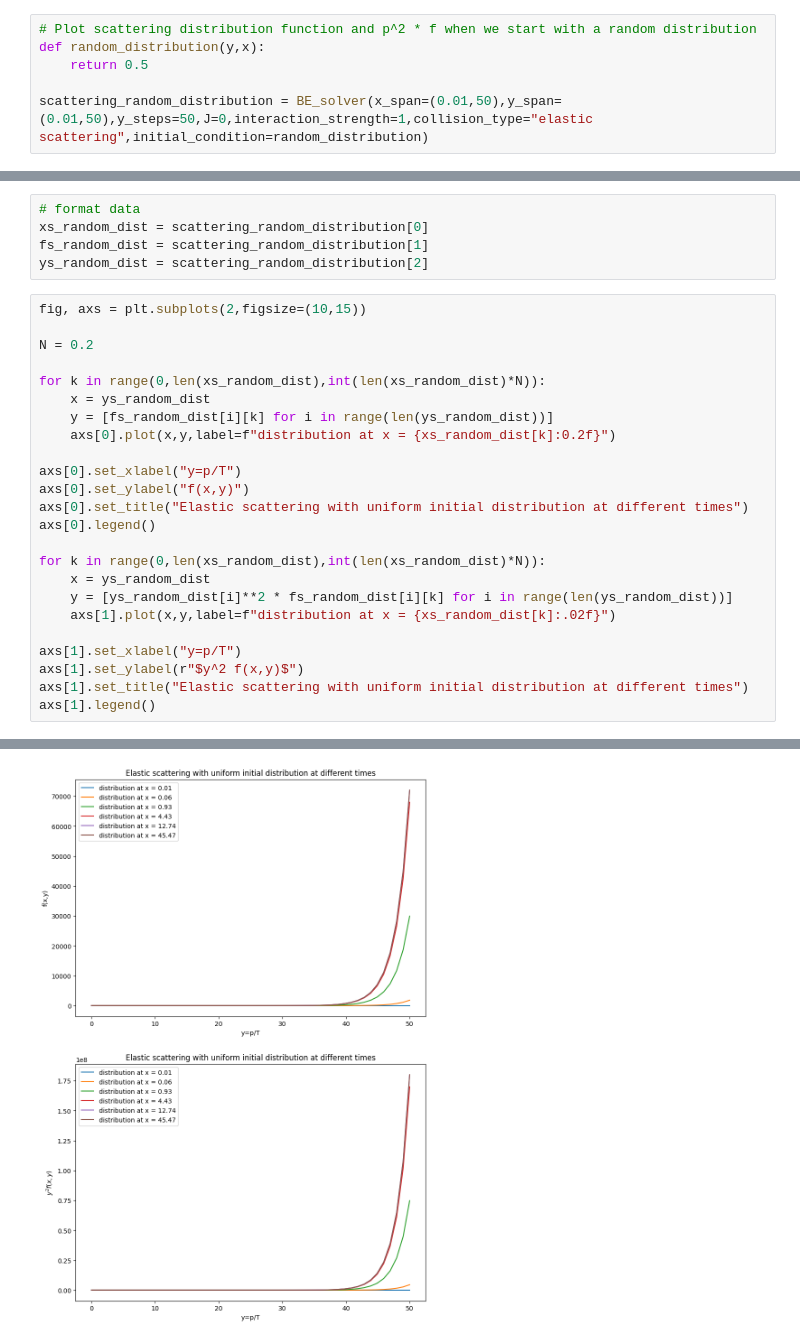
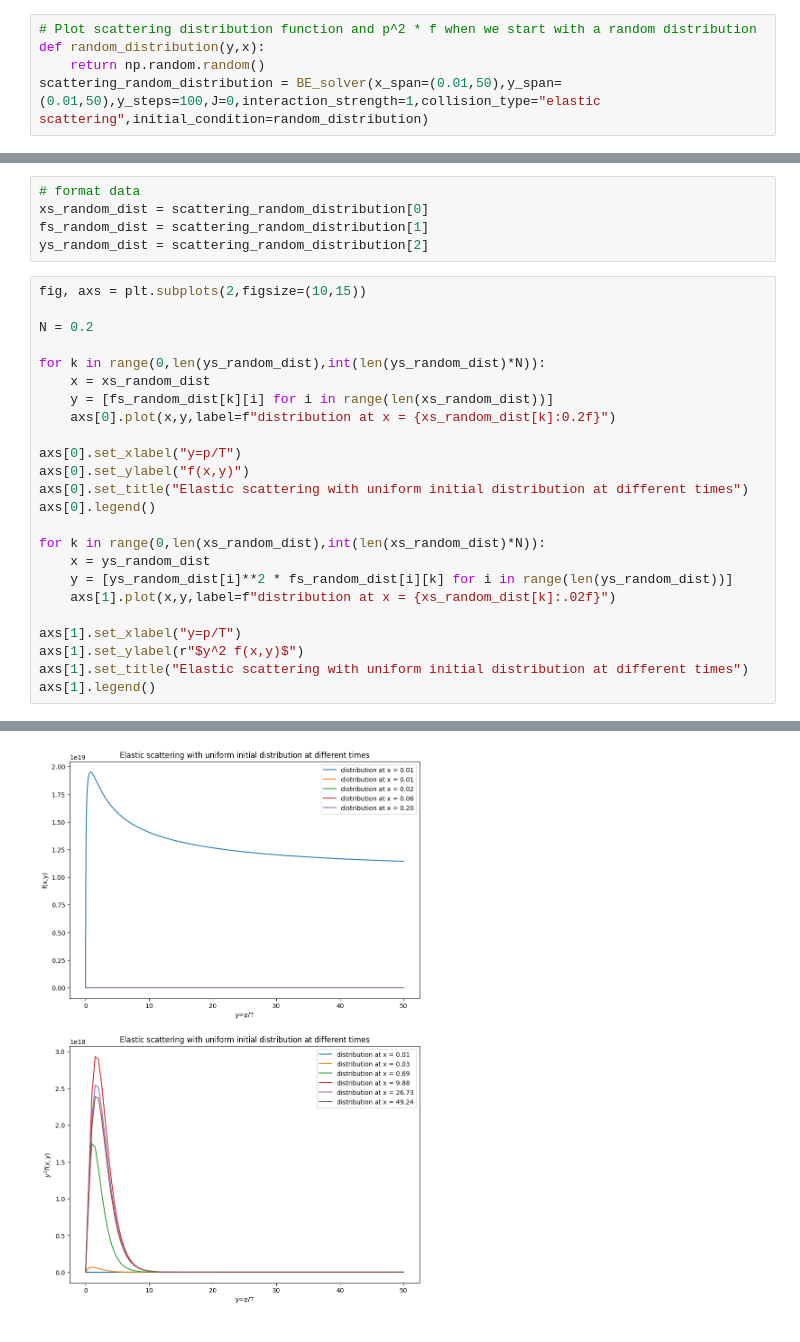
Before and after one commit to TobiasWasheim/master_thesis, a Jupyter notebook: results.ipynb, the cells around one changed output, grey strips where cells are left out. Cells and saved outputs as stored; diff of their text form.

Commit message:
new solver and plots

```diff
--- a/results.ipynb
+++ b/results.ipynb
@@ -147,7 +33,6 @@ Text(0.5, 1.0, 'Distribution for elastic scattering when J = 1 for differeny y=p
 # %%
 # Plot scattering distribution function and p^2 * f when we start with a random distribution
 def random_distribution(y,x):
-    return 0.5
-
-scattering_random_distribution = BE_solver(x_span=(0.01,50),y_span=(0.01,50),y_steps=50,J=0,interaction_strength=1,collision_type="elastic scattering",initial_condition=random_distribution)
+    return np.random.random()
+scattering_random_distribution = BE_solver(x_span=(0.01,50),y_span=(0.01,50),y_steps=100,J=0,interaction_strength=1,collision_type="elastic scattering",initial_condition=random_distribution)
 # %% [output]
@@ -160,27 +45,27 @@ ys_random_dist = scattering_random_distribution[2]
 # %%
 fig, axs = plt.subplots(2,figsize=(10,15))
 
 N = 0.2
 
-for k in range(0,len(xs_random_dist),int(len(xs_random_dist)*N)):
-    x = ys_random_dist
-    y = [fs_random_dist[i][k] for i in range(len(ys_random_dist))]
+for k in range(0,len(ys_random_dist),int(len(ys_random_dist)*N)):
+    x = xs_random_dist
+    y = [fs_random_dist[k][i] for i in range(len(xs_random_dist))]
     axs[0].plot(x,y,label=f"distribution at x = {xs_random_dist[k]:0.2f}")
 
 axs[0].set_xlabel("y=p/T")
 axs[0].set_ylabel("f(x,y)")
 axs[0].set_title("Elastic scattering with uniform initial distribution at different times")
 axs[0].legend()
 
 for k in range(0,len(xs_random_dist),int(len(xs_random_dist)*N)):
     x = ys_random_dist
     y = [ys_random_dist[i]**2 * fs_random_dist[i][k] for i in range(len(ys_random_dist))]
     axs[1].plot(x,y,label=f"distribution at x = {xs_random_dist[k]:.02f}")
 
 axs[1].set_xlabel("y=p/T")
 axs[1].set_ylabel(r"$y^2 f(x,y)$")
 axs[1].set_title("Elastic scattering with uniform initial distribution at different times")
 axs[1].legend()
 # %% [output]
 <matplotlib.legend.Legend at 0x...>
-[figure, old version]
+[figure, new version]
```
Also changed, not shown: parts of 6 cells of this notebook, 9 other files.
